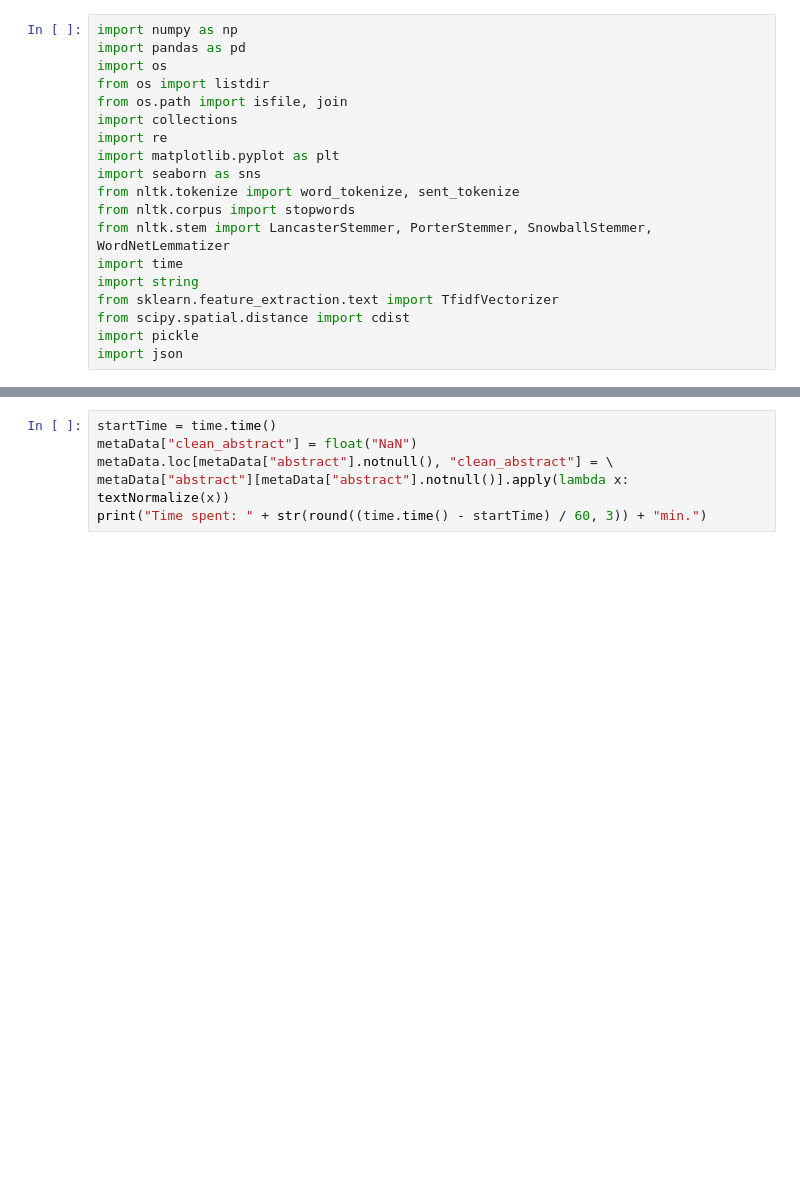
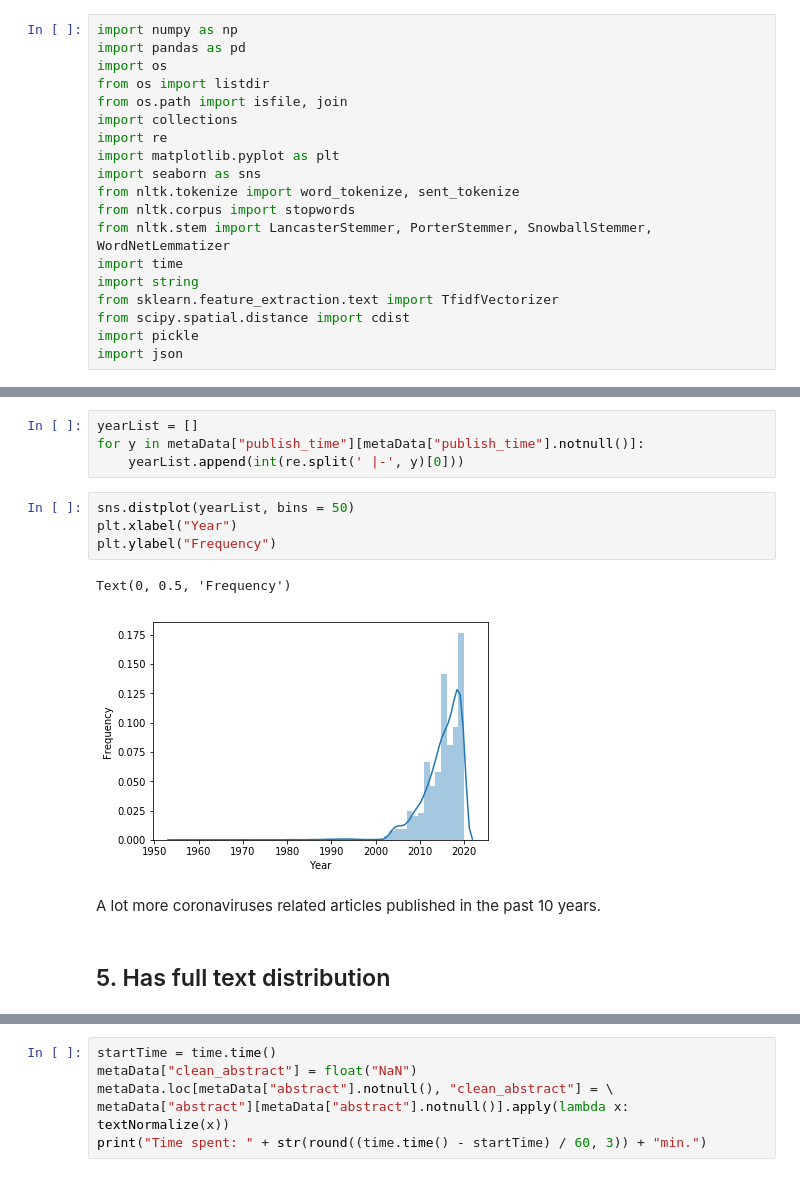
Before and after one commit to evasnow1992/kaggleCOVID-19, a Jupyter notebook: task_related_literature_retrieval_tfidf.ipynb, the cells around one changed output, grey strips where cells are left out. Cells and saved outputs as stored; diff of their text form; blank space fills up the shorter version.

```diff
--- a/task_related_literature_retrieval_tfidf.ipynb
+++ b/task_related_literature_retrieval_tfidf.ipynb
@@ -23,0 +87,15 @@ Two-level tf-idf literature retrieval.
+# %%
+yearList = []
+for y in metaData["publish_time"][metaData["publish_time"].notnull()]:
+    yearList.append(int(re.split(' |-', y)[0]))
+# %%
+sns.distplot(yearList, bins = 50)
+plt.xlabel("Year")
+plt.ylabel("Frequency")
+# %% [output]
+Text(0, 0.5, 'Frequency')
+[figure, added]
+# %% [markdown]
+A lot more coronaviruses related articles published in the past 10 years.
+# %% [markdown]
+## 5. Has full text distribution
```
Also changed, not shown: parts of 64 cells of this notebook, 1 other file.
